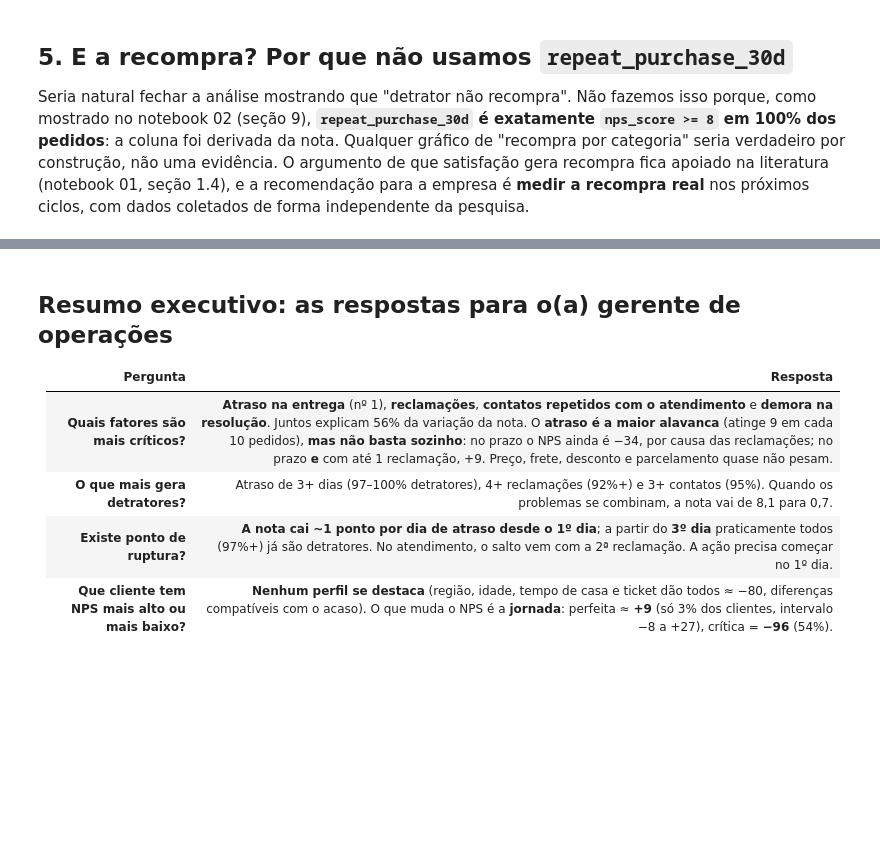
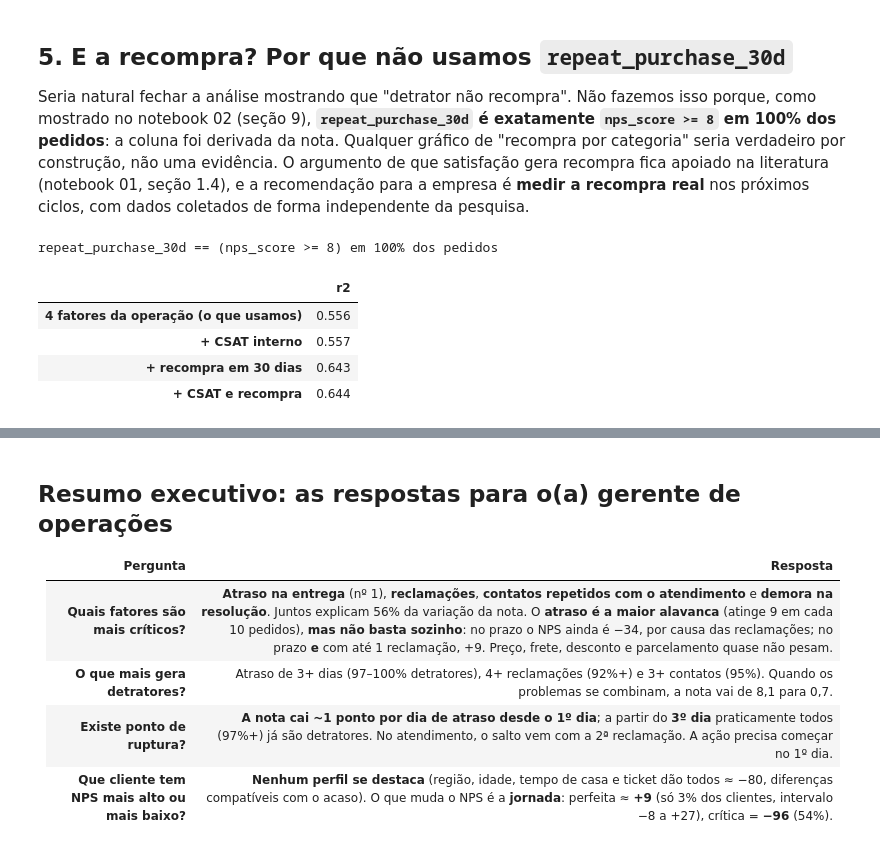
Before and after one commit to CristovaoTorres/techchallenge-fase1-nps, a Jupyter notebook: notebooks/03_eda.ipynb, the cells around one changed output, grey strips where cells are left out. Saved outputs shown, nothing was run; the diff lists cells and outputs as text; code cells hidden in the pictures; blank space fills up the shorter version.

```diff
--- a/notebooks/03_eda.ipynb
+++ b/notebooks/03_eda.ipynb
@@ -899,3 +941,32 @@ A empresa **sabe** satisfazer o cliente quando a operação funciona. O problema
 ## 5. E a recompra? Por que não usamos `repeat_purchase_30d`
 
 Seria natural fechar a análise mostrando que "detrator não recompra". Não fazemos isso porque, como mostrado no notebook 02 (seção 9), **`repeat_purchase_30d` é exatamente `nps_score >= 8` em 100% dos pedidos**: a coluna foi derivada da nota. Qualquer gráfico de "recompra por categoria" seria verdadeiro por construção, não uma evidência. O argumento de que satisfação gera recompra fica apoiado na literatura (notebook 01, seção 1.4), e a recomendação para a empresa é **medir a recompra real** nos próximos ciclos, com dados coletados de forma independente da pesquisa.
+# %%
+# 1) A recompra é a própria nota? Comparamos a coluna com a regra "nota >= 8"
+recompra_igual_regra = (df["repeat_purchase_30d"] == (df["nps_score"] >= 8).astype(int)).mean()
+print(f"repeat_purchase_30d == (nps_score >= 8) em {recompra_igual_regra:.0%} dos pedidos\n")
+
+# 2) Quanto o "modelo" parece melhorar se usarmos colunas medidas junto ou depois da nota?
+# É o efeito do vazamento: um ganho que não existiria na hora de prever
+cenarios_vazamento = {
+    "4 fatores da operação (o que usamos)": [],
+    "+ CSAT interno": ["csat_internal_score"],
+    "+ recompra em 30 dias": ["repeat_purchase_30d"],
+    "+ CSAT e recompra": ["csat_internal_score", "repeat_purchase_30d"],
+}
+pd.DataFrame(
+    {
+        "r2": [
+            round(ajustar_regressao_linear(df, "nps_score", colunas_principais + extras)[1], 3)
+            for extras in cenarios_vazamento.values()
+        ]
+    },
+    index=cenarios_vazamento.keys(),
+)
+# %% [output]
+repeat_purchase_30d == (nps_score >= 8) em 100% dos pedidos
+|  | r2 |
+| 4 fatores da operação (o que usamos) | 0.556 |
+| + CSAT interno | 0.557 |
+| + recompra em 30 dias | 0.643 |
+| + CSAT e recompra | 0.644 |
```
Also changed, not shown: parts of 6 cells of this notebook, 3 other files.
